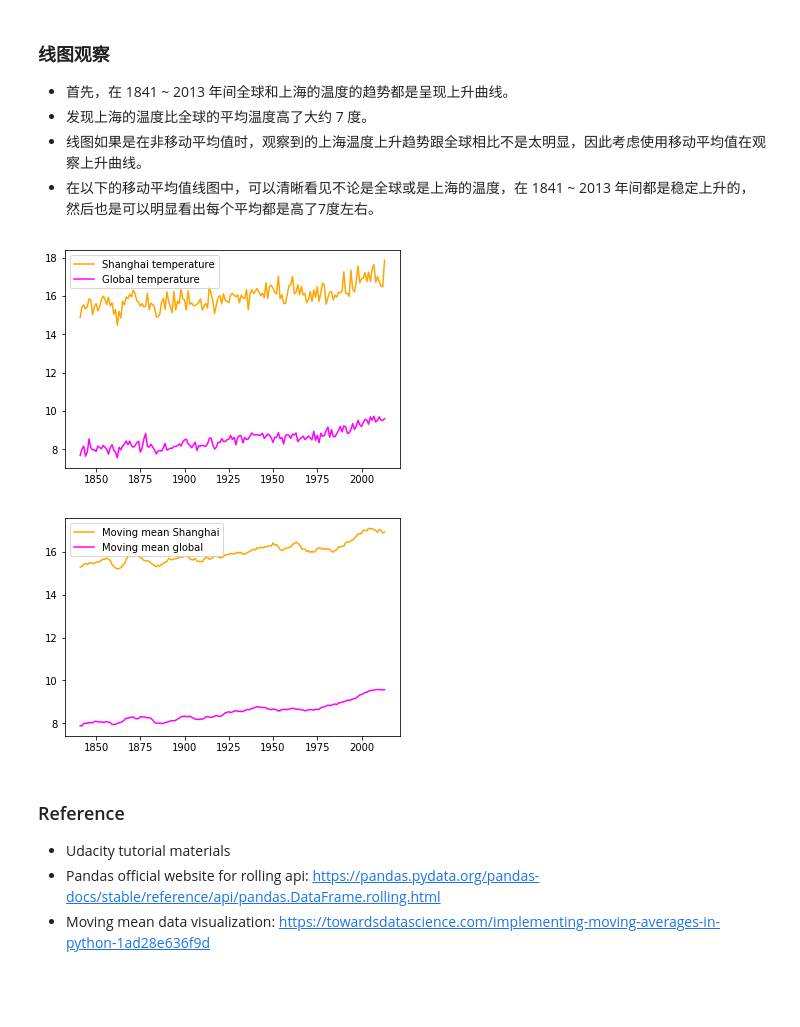
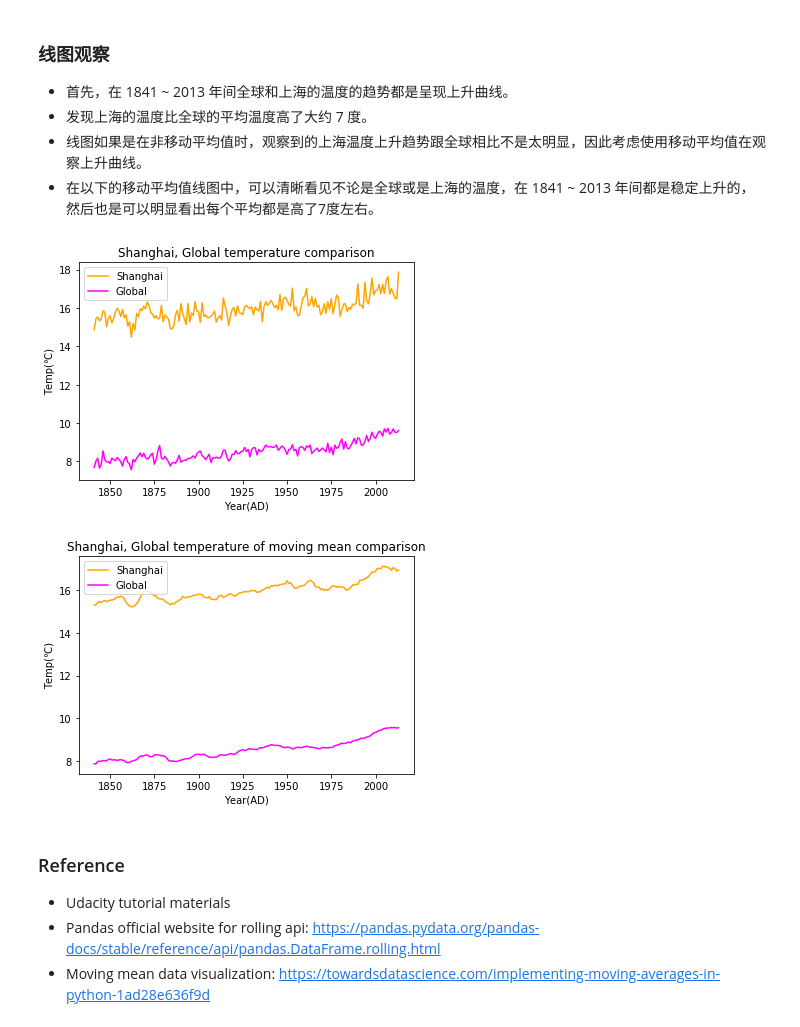
Before and after one commit to wcchen101/Data-Analysis, a Jupyter notebook: p2/global_temporature_trend.ipynb, the cells around one changed output. Drawn from its saved outputs; the diff is of its cells as text; code cells hidden in the pictures; blank space fills up the shorter version.

Commit message:
add: sql code and updata data visualization with title, x,y labels

```diff
--- a/p2/global_temporature_trend.ipynb
+++ b/p2/global_temporature_trend.ipynb
@@ -51,10 +56,13 @@ df_global.describe()
 # %%
 import matplotlib.pyplot as plt
 
-def data_comparison_visualization(X_1, X_2, Y_1, Y_2, label_name_1, label_name_2):
+def temperature_year_comparison_visualization(X_1, X_2, Y_1, Y_2, label_name_1, label_name_2, title):
     plt.plot(X_1, Y_1, label=label_name_1, color='orange')
     plt.plot(X_2, Y_2, label=label_name_2, color='magenta')
     plt.legend(loc='upper left')
+    plt.title('{}, {} {} comparison'.format(label_name_1, label_name_2, title))
+    plt.xlabel('Year(AD)')
+    plt.ylabel('Temp(℃)')
     plt.show()
 # %% [markdown]
 ### 线图观察
@@ -65,17 +73,17 @@ def data_comparison_visualization(X_1, X_2, Y_1, Y_2, label_name_1, label_name_2
 # %%
 # for aligning city_data because of inconsistant data length
 df_global = df_global[91:-2]
 
-data_comparison_visualization(df_city.year, df_global.year, df_city.avg_temp, df_global.avg_temp, 'Shanghai temperature', 'Global temperature')
+temperature_year_comparison_visualization(df_city.year, df_global.year, df_city.avg_temp, df_global.avg_temp, 'Shanghai', 'Global', 'temperature')
 # %% [output]
-[figure, old version]
+[figure, new version]
 # %%
 rolling_mean_city = df_city.avg_temp.rolling(window=8, center=True, min_periods=4).mean()
 rolling_mean_global = df_global.avg_temp.rolling(window=8, center=True, min_periods=4).mean()
 # %%
-data_comparison_visualization(df_city.year, df_global.year, rolling_mean_city, rolling_mean_global, 'Moving mean Shanghai', 'Moving mean global')
+temperature_year_comparison_visualization(df_city.year, df_global.year, rolling_mean_city, rolling_mean_global, 'Shanghai', 'Global', 'temperature of moving mean')
 # %% [output]
-[figure, old version]
+[figure, new version]
 # %% [markdown]
 ### Reference
 - Udacity tutorial materials
```
Also changed, not shown: parts of 1 cell of this notebook, 2 other files.
